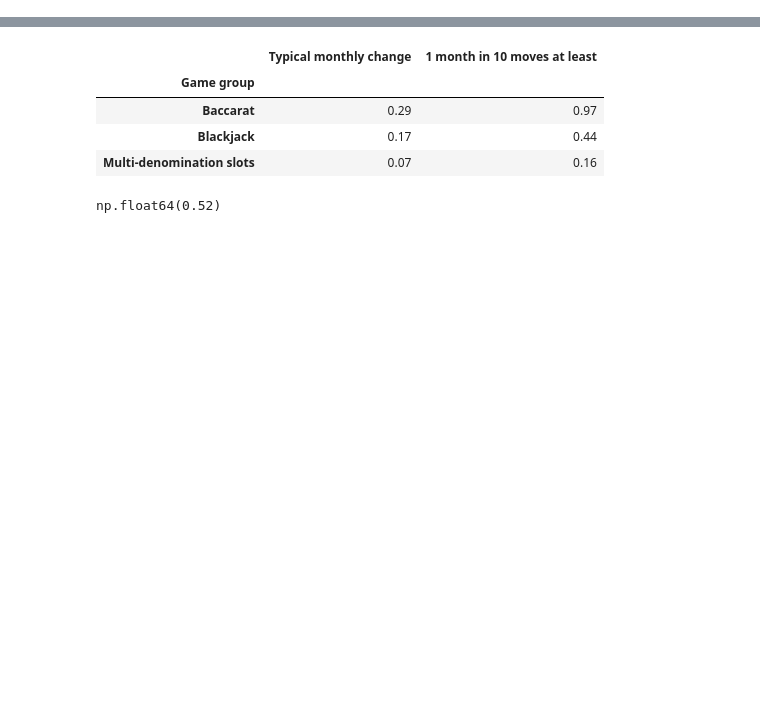
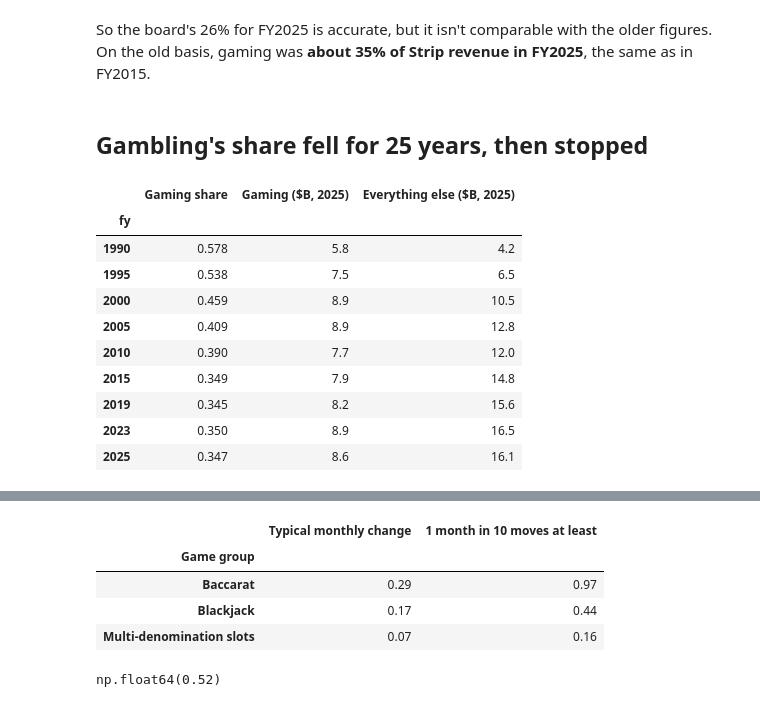
Before and after one commit to mckeeander/mckeeander.github.io, a Jupyter notebook: projects/vegas-gaming/notebooks/vegas_analysis.ipynb, the cells around one changed output, grey strips where cells are left out. Cells and saved outputs as stored; diff of their text form; code cells hidden in the pictures; blank space fills up the shorter version.

```diff
--- a/projects/vegas-gaming/notebooks/vegas_analysis.ipynb
+++ b/projects/vegas-gaming/notebooks/vegas_analysis.ipynb
@@ -273,0 +100,23 @@ Baccarat is played for very high stakes by a small number of players. The house'
+# %% [markdown]
+So the board's 26% for FY2025 is accurate, but it isn't comparable with the older figures. On the old basis, gaming was **about 35% of Strip revenue in FY2025**, the same as in FY2015.
+# %% [markdown]
+## Gambling's share fell for 25 years, then stopped
+# %%
+share = q("""
+    SELECT fy, round(gaming_share, 3) AS "Gaming share", round(gaming * to_2025_dollars / 1e9, 1) AS "Gaming ($B, 2025)",
+           round((total - gaming) * to_2025_dollars / 1e9, 1) AS "Everything else ($B, 2025)"
+    FROM v_strip_departments WHERE fy IN (1990, 1995, 2000, 2005, 2010, 2015, 2019, 2023, 2025) ORDER BY fy
+""").set_index("fy")
+share
+# %% [output]
+|  | Gaming share | Gaming ($B, 2025) | Everything else ($B, 2025) |
+| fy |  |  |  |
+| 1990 | 0.578 | 5.8 | 4.2 |
+| 1995 | 0.538 | 7.5 | 6.5 |
+| 2000 | 0.459 | 8.9 | 10.5 |
+| 2005 | 0.409 | 8.9 | 12.8 |
+| 2010 | 0.390 | 7.7 | 12.0 |
+| 2015 | 0.349 | 7.9 | 14.8 |
+| 2019 | 0.345 | 8.2 | 15.6 |
+| 2023 | 0.350 | 8.9 | 16.5 |
+| 2025 | 0.347 | 8.6 | 16.1 |
```
Also changed, not shown: parts of 63 cells of this notebook, 1 other file.
